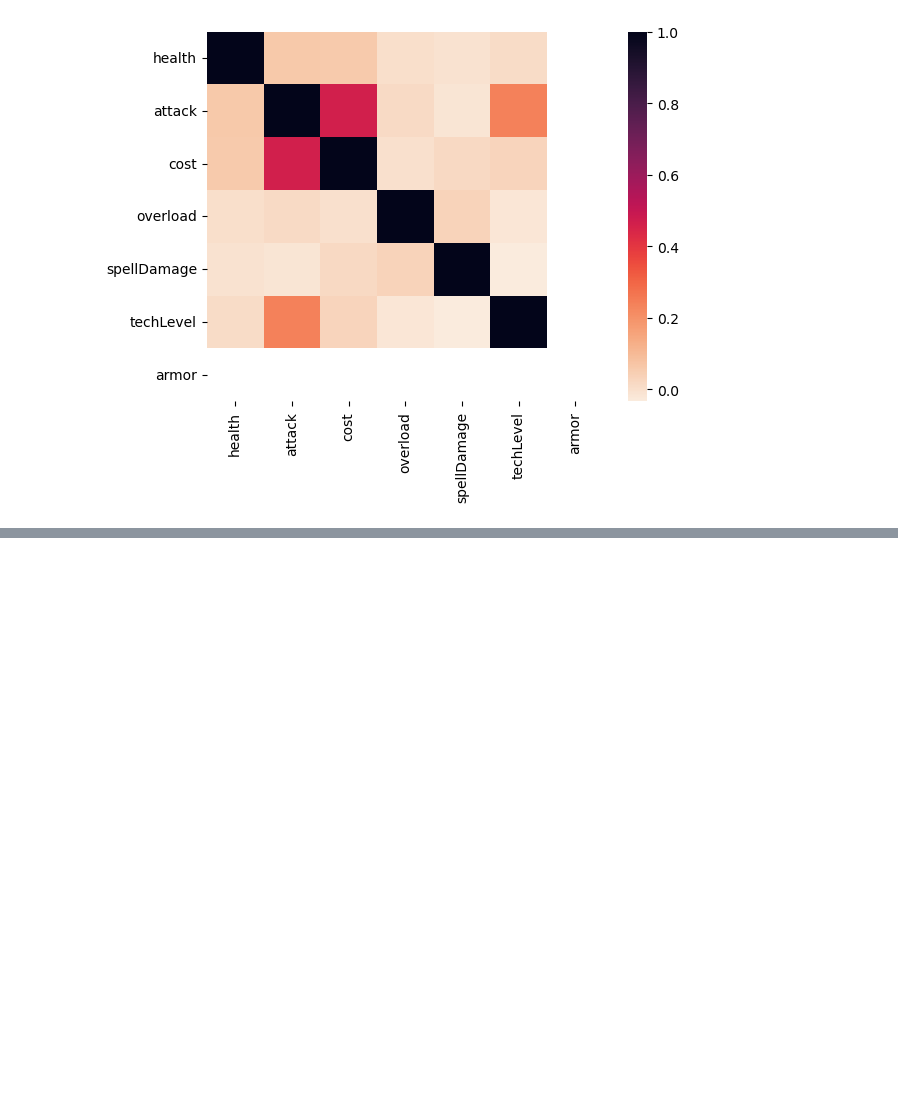
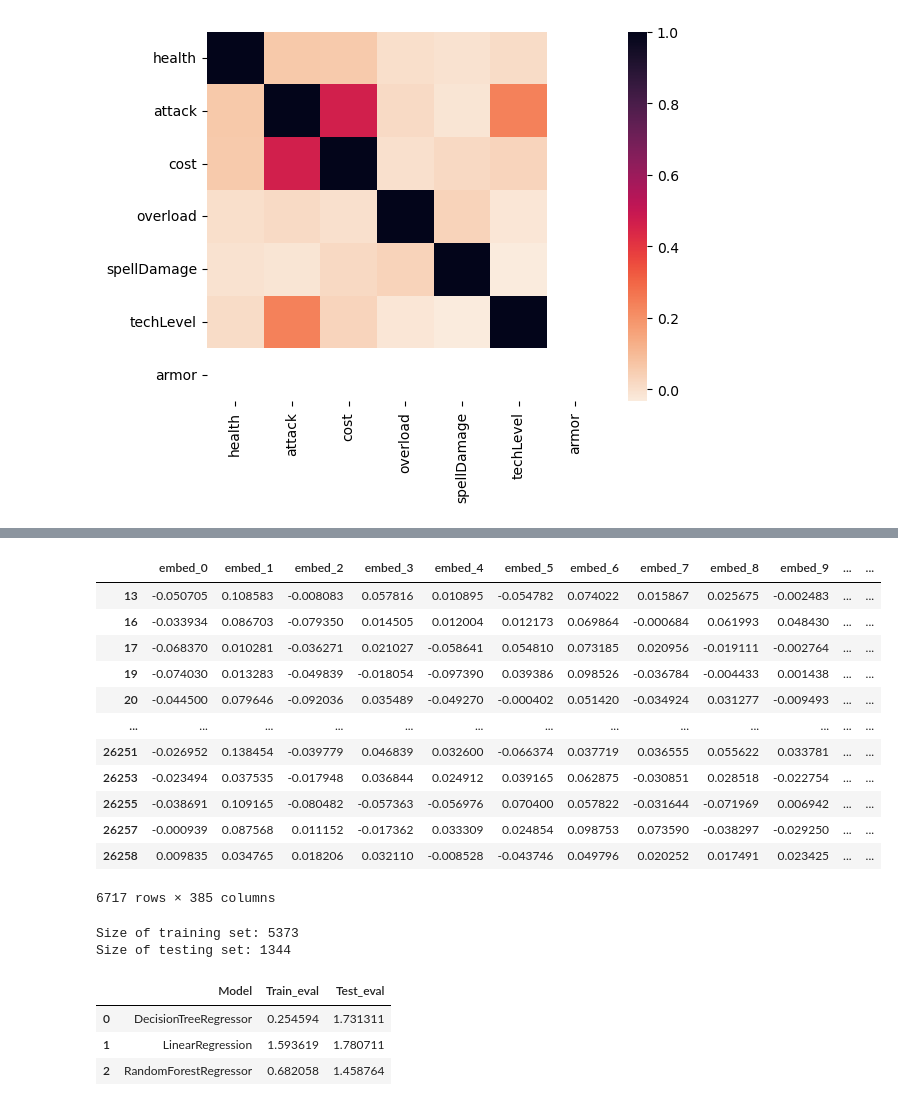
Before and after one commit to AmevinLS/CardsPredictions, a Jupyter notebook: exploration.ipynb, the cells around one changed output, grey strips where cells are left out. Saved outputs shown, nothing was run; the diff lists cells and outputs as text; code cells hidden in the pictures; blank space fills up the shorter version.

Commit message:
Added basic embeddings and evaluations with them

```diff
--- a/exploration.ipynb
+++ b/exploration.ipynb
@@ -182,0 +193,6 @@ kek.sort_values(by="Importance", ascending=False)
+# %%
+from sentence_transformers import SentenceTransformer
+embed_model = SentenceTransformer('all-MiniLM-L6-v2')
+# %%
+embeds = embed_model.encode(minions_df.loc[:, "text"].dropna().to_list())
+embeds
@@ -182,0 +213,41 @@ kek.sort_values(by="Importance", ascending=False)
+# %%
+EMBEDDINGS_SIZE = 384
+embed_df = pd.DataFrame(
+    embeds,
+    index=minions_df.index[~minions_df["text"].isna()],
+    columns=[f"embed_{i}" for i in range(EMBEDDINGS_SIZE)]
+)
+embed_df["cost"] = minions_df.loc[embed_df.index, "cost"]
+embed_df
+# %% [output]
+|  | embed_0 | embed_1 | embed_2 | embed_3 | embed_4 | embed_5 | embed_6 | embed_7 | embed_8 | embed_9 | ... | ... |
+| 13 | -0.050705 | 0.108583 | -0.008083 | 0.057816 | 0.010895 | -0.054782 | 0.074022 | 0.015867 | 0.025675 | -0.002483 | ... | ... |
+| 16 | -0.033934 | 0.086703 | -0.079350 | 0.014505 | 0.012004 | 0.012173 | 0.069864 | -0.000684 | 0.061993 | 0.048430 | ... | ... |
+| 17 | -0.068370 | 0.010281 | -0.036271 | 0.021027 | -0.058641 | 0.054810 | 0.073185 | 0.020956 | -0.019111 | -0.002764 | ... | ... |
+| 19 | -0.074030 | 0.013283 | -0.049839 | -0.018054 | -0.097390 | 0.039386 | 0.098526 | -0.036784 | -0.004433 | 0.001438 | ... | ... |
+| 20 | -0.044500 | 0.079646 | -0.092036 | 0.035489 | -0.049270 | -0.000402 | 0.051420 | -0.034924 | 0.031277 | -0.009493 | ... | ... |
+| ... | ... | ... | ... | ... | ... | ... | ... | ... | ... | ... | ... | ... |
+| 26251 | -0.026952 | 0.138454 | -0.039779 | 0.046839 | 0.032600 | -0.066374 | 0.037719 | 0.036555 | 0.055622 | 0.033781 | ... | ... |
+| 26253 | -0.023494 | 0.037535 | -0.017948 | 0.036844 | 0.024912 | 0.039165 | 0.062875 | -0.030851 | 0.028518 | -0.022754 | ... | ... |
+| 26255 | -0.038691 | 0.109165 | -0.080482 | -0.057363 | -0.056976 | 0.070400 | 0.057822 | -0.031644 | -0.071969 | 0.006942 | ... | ... |
+| 26257 | -0.000939 | 0.087568 | 0.011152 | -0.017362 | 0.033309 | 0.024854 | 0.098753 | 0.073590 | -0.038297 | -0.029250 | ... | ... |
+| 26258 | 0.009835 | 0.034765 | 0.018206 | 0.032110 | -0.008528 | -0.043746 | 0.049796 | 0.020252 | 0.017491 | 0.023425 | ... | ... |
+6717 rows × 385 columns
+# %%
+target = "cost"
+features = embed_df.columns.drop(target)
+
+train_df, test_df = split_dataset(embed_df, test_size=0.2, shuffle=True, seed=SEED)
+print(f"Size of training set: {len(train_df)}")
+print(f"Size of testing set: {len(test_df)}")
+# %% [output]
+Size of training set: 5373
+Size of testing set: 1344
+# %%
+models = [dtr, linear, forest]
+evaluate_models(models, train_df, test_df, features, target, mean_absolute_error)
+# %% [output]
+|  | Model | Train_eval | Test_eval |
+| 0 | DecisionTreeRegressor | 0.254594 | 1.731311 |
+| 1 | LinearRegression | 1.593619 | 1.780711 |
+| 2 | RandomForestRegressor | 0.682058 | 1.458764 |
```
Also changed, not shown: parts of 14 cells of this notebook.
